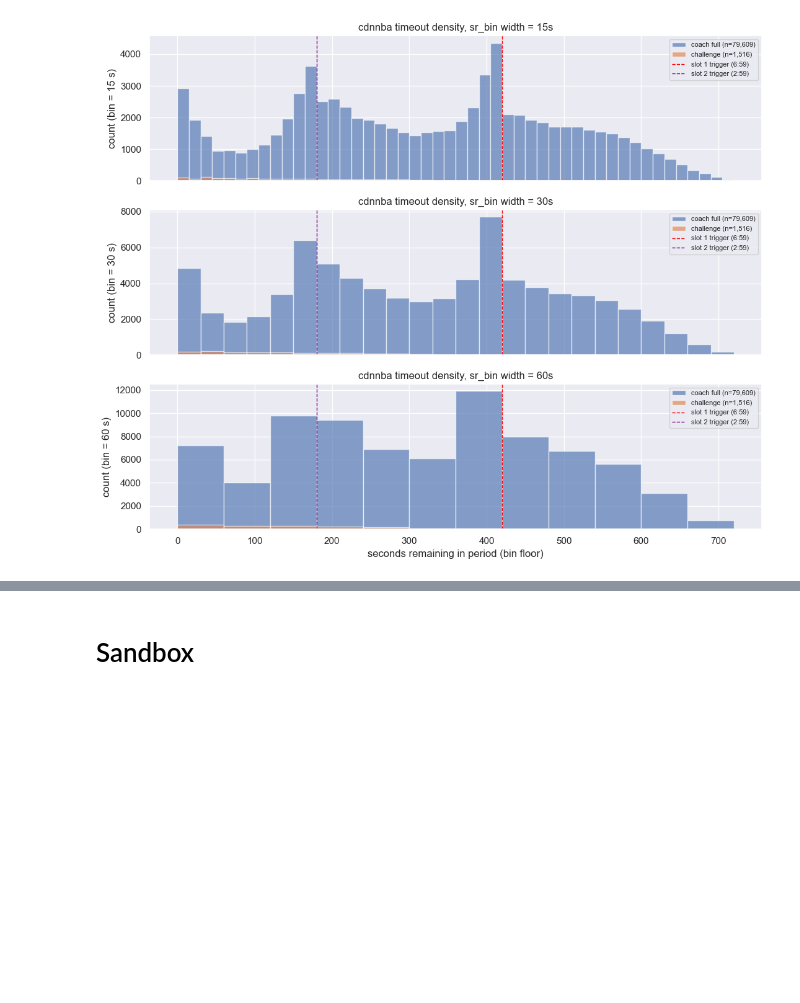
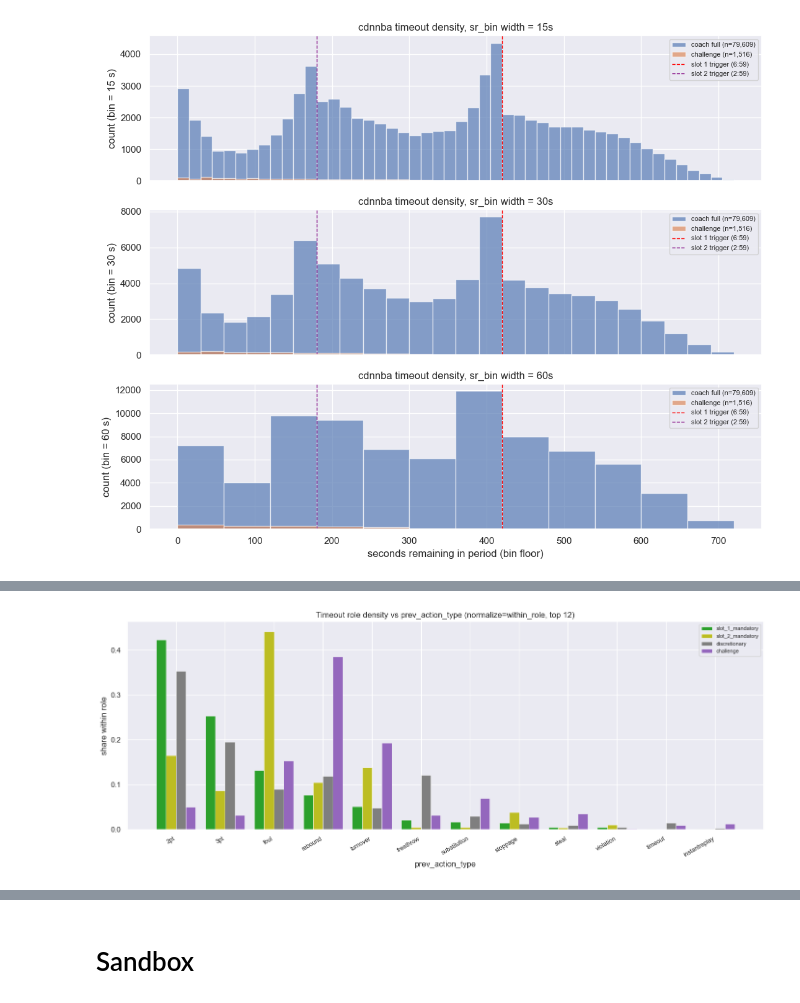
Before and after one commit to akseldkw07/NBA-Timeout-Impact, a Jupyter notebook: Notebooks/TV-Timeout-Injection.ipynb, the cells around one changed output, grey strips where cells are left out. Drawn from its saved outputs; the diff is of its cells as text; code cells hidden in the pictures; blank space fills up the shorter version.

Commit message:
cdnnba-injection-good Modified: - TV-Timeout-Injection.ipynb - tv-validation-injection-auto-claude.ipynb - tv_timeout_injection.py - tv_timeout_injection_iterations.py - timeout_injection_plots.py

```diff
--- a/Notebooks/TV-Timeout-Injection.ipynb
+++ b/Notebooks/TV-Timeout-Injection.ipynb
@@ -216,0 +120,3 @@ UKS_MPL.heatmap_df(confusion.drop(index="TOTAL", columns="TOTAL"))
+# %%
+cdn_pl = TVTimeoutValidation._prep_cdnnba(memo_cdn, seasons=(2020, 2025))
+classified = TVTimeoutValidation.classify_timeouts(cdn_pl, source="cdnnba", seasons=(2020, 2025))
@@ -216,0 +137,6 @@ UKS_MPL.heatmap_df(confusion.drop(index="TOTAL", columns="TOTAL"))
+# %%
+figs = TimeoutInjectionPlots.diagnose_cdnnba(classified, full_pbp_pl=memo_cdn)
+# %%
+figs["role_vs_prev_action_type"]
+# %% [output]
+[figure, added]
```
Also changed, not shown: parts of 47 cells of this notebook, 4 other files.
